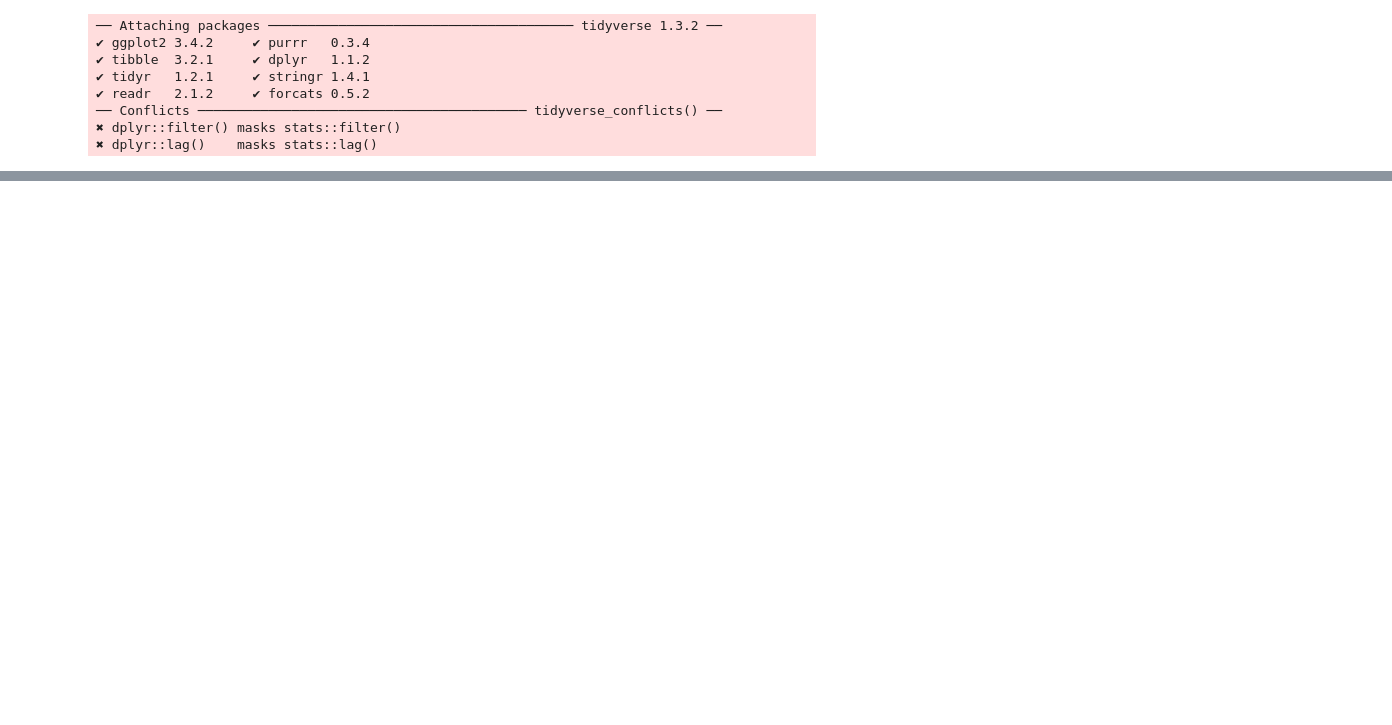
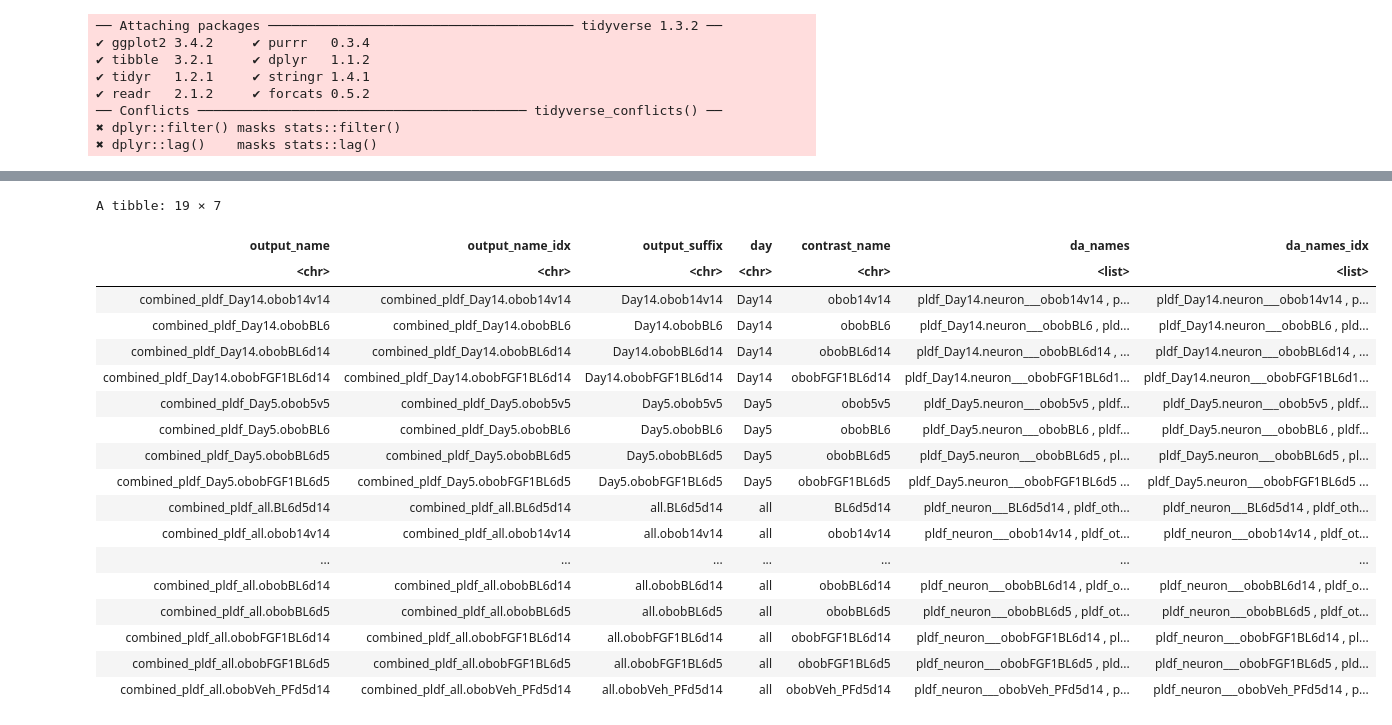
Before and after one commit to perslab/Aalling-Todorov-2024, a Jupyter notebook: 01_milo_cellbender/stage_02.ipynb, the cells around one changed output, grey strips where cells are left out. Drawn from its saved outputs; the diff is of its cells as text; code cells hidden in the pictures; blank space fills up the shorter version.

```diff
--- a/01_milo_cellbender/stage_02.ipynb
+++ b/01_milo_cellbender/stage_02.ipynb
@@ -72,3 +71,43 @@ A tibble: 17 × 7
 | combined_da_results_all.obobVeh_P... | combined_da_results_idx_all.obobV... | all.obobVeh_PFd5d14 | all | obobVeh_PFd5d14 | da_results_01_neuron___obobVeh_PF... | da_results_02_idx_neuron___obobVe... |
 # %%
 qs::qsave(combination_recipe, 'combination_recipe.qs')
+# %%
+# da_results_01_Sst_Pthlh.sc21___obobBL6
+combination_recipe_pldf = contrasts_recipe %>%
+select(label, day, cluster, contrast_name) %>%
+rowwise %>%
+mutate(da_results_name = paste0("pldf_", label)) %>%
+mutate(da_results_name_idx = paste0("pldf_", label)) %>%
+select(-label, -cluster) %>%
+group_by(day, contrast_name) %>%
+mutate(da_names = list(da_results_name)) %>%
+mutate(da_names_idx = list(da_results_name_idx)) %>%
+select(-da_results_name, -da_results_name_idx) %>%
+distinct %>%
+mutate(output_suffix = paste0(day, '.', contrast_name)) %>%
+mutate(output_name = paste0("combined_pldf_", output_suffix)) %>%
+mutate(output_name_idx = paste0("combined_pldf_", output_suffix)) %>%
+ungroup %>%
+relocate(output_name, output_name_idx, output_suffix)
+# %%
+combination_recipe_pldf
+# %% [output]
+A tibble: 19 × 7
+| output_name | output_name_idx | output_suffix | day | contrast_name | da_names | da_names_idx |
+| <chr> | <chr> | <chr> | <chr> | <chr> | <list> | <list> |
+| combined_pldf_Day14.obob14v14 | combined_pldf_Day14.obob14v14 | Day14.obob14v14 | Day14 | obob14v14 | pldf_Day14.neuron___obob14v14 , p... | pldf_Day14.neuron___obob14v14 , p... |
+| combined_pldf_Day14.obobBL6 | combined_pldf_Day14.obobBL6 | Day14.obobBL6 | Day14 | obobBL6 | pldf_Day14.neuron___obobBL6 , pld... | pldf_Day14.neuron___obobBL6 , pld... |
+| combined_pldf_Day14.obobBL6d14 | combined_pldf_Day14.obobBL6d14 | Day14.obobBL6d14 | Day14 | obobBL6d14 | pldf_Day14.neuron___obobBL6d14 , ... | pldf_Day14.neuron___obobBL6d14 , ... |
+| combined_pldf_Day14.obobFGF1BL6d14 | combined_pldf_Day14.obobFGF1BL6d14 | Day14.obobFGF1BL6d14 | Day14 | obobFGF1BL6d14 | pldf_Day14.neuron___obobFGF1BL6d1... | pldf_Day14.neuron___obobFGF1BL6d1... |
+| combined_pldf_Day5.obob5v5 | combined_pldf_Day5.obob5v5 | Day5.obob5v5 | Day5 | obob5v5 | pldf_Day5.neuron___obob5v5 , pldf... | pldf_Day5.neuron___obob5v5 , pldf... |
+| combined_pldf_Day5.obobBL6 | combined_pldf_Day5.obobBL6 | Day5.obobBL6 | Day5 | obobBL6 | pldf_Day5.neuron___obobBL6 , pldf... | pldf_Day5.neuron___obobBL6 , pldf... |
+| combined_pldf_Day5.obobBL6d5 | combined_pldf_Day5.obobBL6d5 | Day5.obobBL6d5 | Day5 | obobBL6d5 | pldf_Day5.neuron___obobBL6d5 , pl... | pldf_Day5.neuron___obobBL6d5 , pl... |
+| combined_pldf_Day5.obobFGF1BL6d5 | combined_pldf_Day5.obobFGF1BL6d5 | Day5.obobFGF1BL6d5 | Day5 | obobFGF1BL6d5 | pldf_Day5.neuron___obobFGF1BL6d5 ... | pldf_Day5.neuron___obobFGF1BL6d5 ... |
+| combined_pldf_all.BL6d5d14 | combined_pldf_all.BL6d5d14 | all.BL6d5d14 | all | BL6d5d14 | pldf_neuron___BL6d5d14 , pldf_oth... | pldf_neuron___BL6d5d14 , pldf_oth... |
+| combined_pldf_all.obob14v14 | combined_pldf_all.obob14v14 | all.obob14v14 | all | obob14v14 | pldf_neuron___obob14v14 , pldf_ot... | pldf_neuron___obob14v14 , pldf_ot... |
+| ... | ... | ... | ... | ... | ... | ... |
+| combined_pldf_all.obobBL6d14 | combined_pldf_all.obobBL6d14 | all.obobBL6d14 | all | obobBL6d14 | pldf_neuron___obobBL6d14 , pldf_o... | pldf_neuron___obobBL6d14 , pldf_o... |
+| combined_pldf_all.obobBL6d5 | combined_pldf_all.obobBL6d5 | all.obobBL6d5 | all | obobBL6d5 | pldf_neuron___obobBL6d5 , pldf_ot... | pldf_neuron___obobBL6d5 , pldf_ot... |
+| combined_pldf_all.obobFGF1BL6d14 | combined_pldf_all.obobFGF1BL6d14 | all.obobFGF1BL6d14 | all | obobFGF1BL6d14 | pldf_neuron___obobFGF1BL6d14 , pl... | pldf_neuron___obobFGF1BL6d14 , pl... |
+| combined_pldf_all.obobFGF1BL6d5 | combined_pldf_all.obobFGF1BL6d5 | all.obobFGF1BL6d5 | all | obobFGF1BL6d5 | pldf_neuron___obobFGF1BL6d5 , pld... | pldf_neuron___obobFGF1BL6d5 , pld... |
+| combined_pldf_all.obobVeh_PFd5d14 | combined_pldf_all.obobVeh_PFd5d14 | all.obobVeh_PFd5d14 | all | obobVeh_PFd5d14 | pldf_neuron___obobVeh_PFd5d14 , p... | pldf_neuron___obobVeh_PFd5d14 , p... |
```
Also changed, not shown: parts of 4 cells of this notebook, 9 other files.
